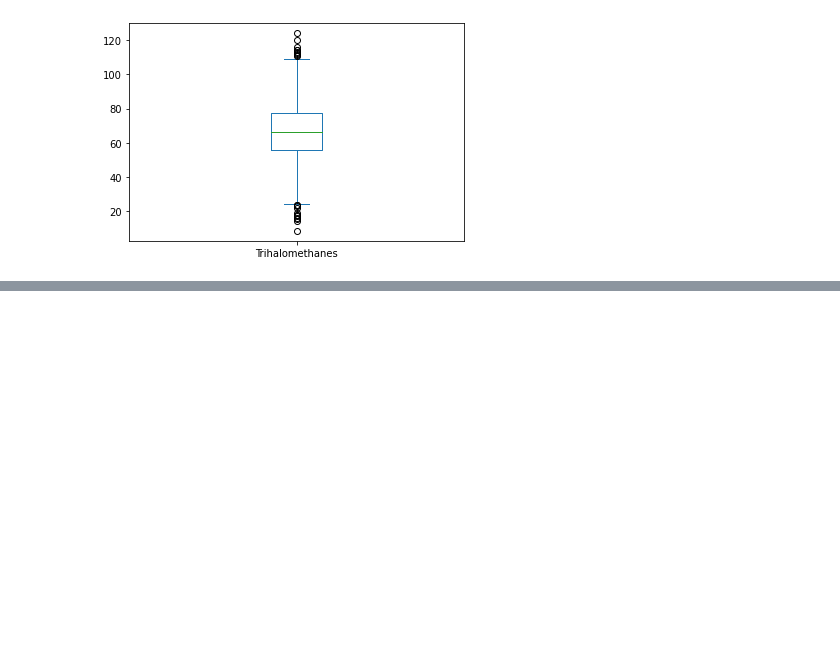
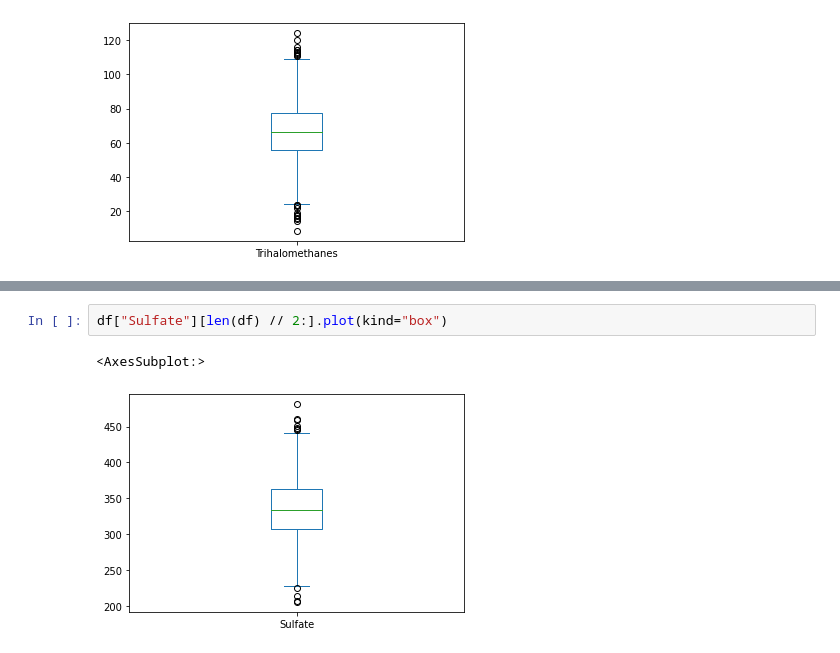
Before and after one commit to airathalca/IF2220-TUBES1, a Jupyter notebook: main.ipynb, the cells around one changed output, grey strips where cells are left out. Cells and saved outputs as stored; diff of their text form; blank space fills up the shorter version.

```diff
--- a/main.ipynb
+++ b/main.ipynb
@@ -471,0 +497,5 @@ Jadi, persentase nilai Trihalomethanes yang kurang dari $40$ adalah sama dengan
+# %%
+df["Sulfate"][len(df) // 2:].plot(kind="box")
+# %% [output]
+<AxesSubplot:>
+[figure, added]
```
Also changed, not shown: parts of 10 cells of this notebook.
